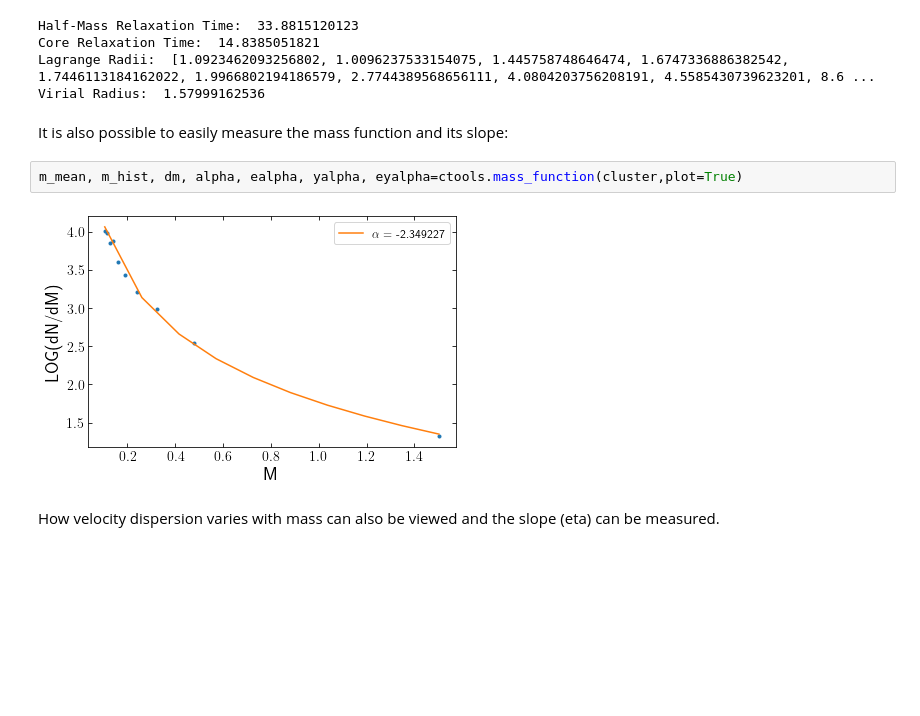
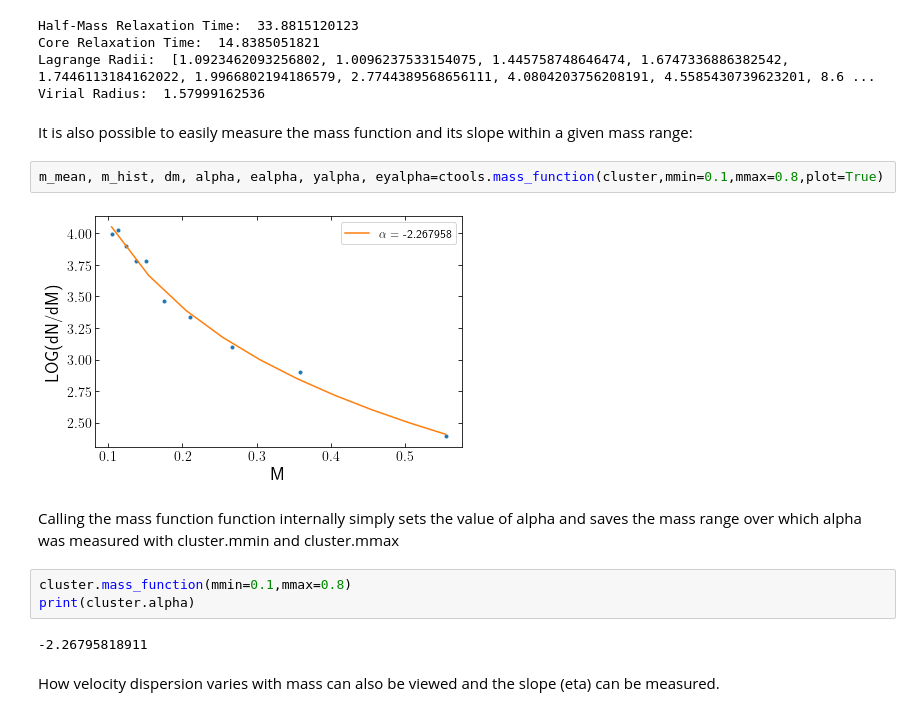
Before and after one commit to webbjj/clustertools, a Jupyter notebook: docs/source/notebooks/functions.ipynb, the cells around one changed output. Saved outputs shown, nothing was run; the diff lists cells and outputs as text; blank space fills up the shorter version.

```diff
--- a/docs/source/notebooks/functions.ipynb
+++ b/docs/source/notebooks/functions.ipynb
@@ -54,11 +54,18 @@ Core Relaxation Time:  14.8385051821
 Lagrange Radii:  [1.0923462093256802, 1.0096237533154075, 1.445758748646474, 1.6747336886382542, 1.7446113184162022, 1.9966802194186579, 2.7744389568656111, 4.0804203756208191, 4.5585430739623201, 8.6 ...
 Virial Radius:  1.57999162536
 # %% [markdown]
-It is also possible to easily measure the mass function and its slope:
+It is also possible to easily measure the mass function and its slope within a given mass range:
 # %%
-m_mean, m_hist, dm, alpha, ealpha, yalpha, eyalpha=ctools.mass_function(cluster,plot=True)
+m_mean, m_hist, dm, alpha, ealpha, yalpha, eyalpha=ctools.mass_function(cluster,mmin=0.1,mmax=0.8,plot=True)
 # %% [output]
-[figure, old version]
+[figure, new version]
+# %% [markdown]
+Calling the mass function function internally simply sets the value of alpha and saves the mass range over which alpha was measured with cluster.mmin and cluster.mmax
+# %%
+cluster.mass_function(mmin=0.1,mmax=0.8)
+print(cluster.alpha)
+# %% [output]
+-2.26795818911
 # %% [markdown]
 How velocity dispersion varies with mass can also be viewed and the slope (eta) can be measured.
 # %%
```
